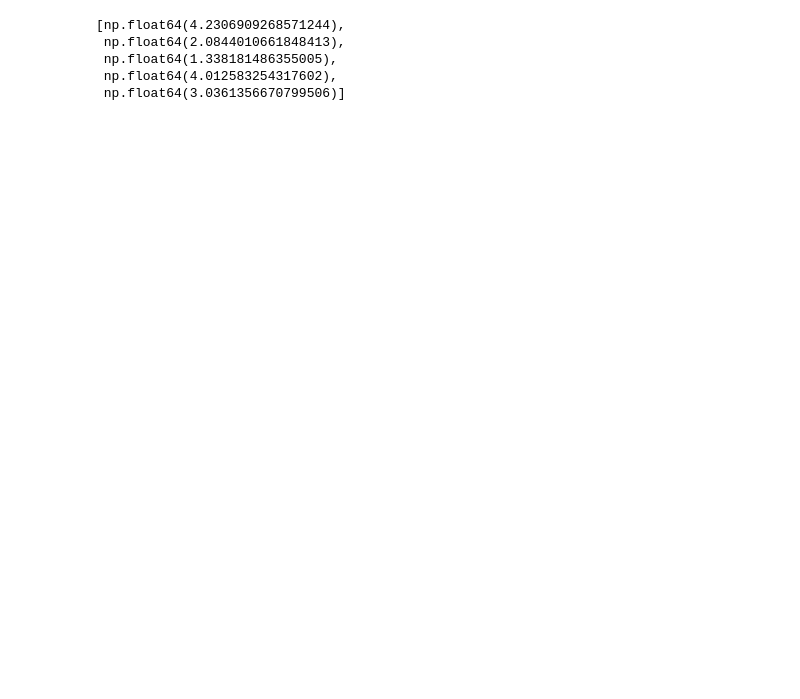
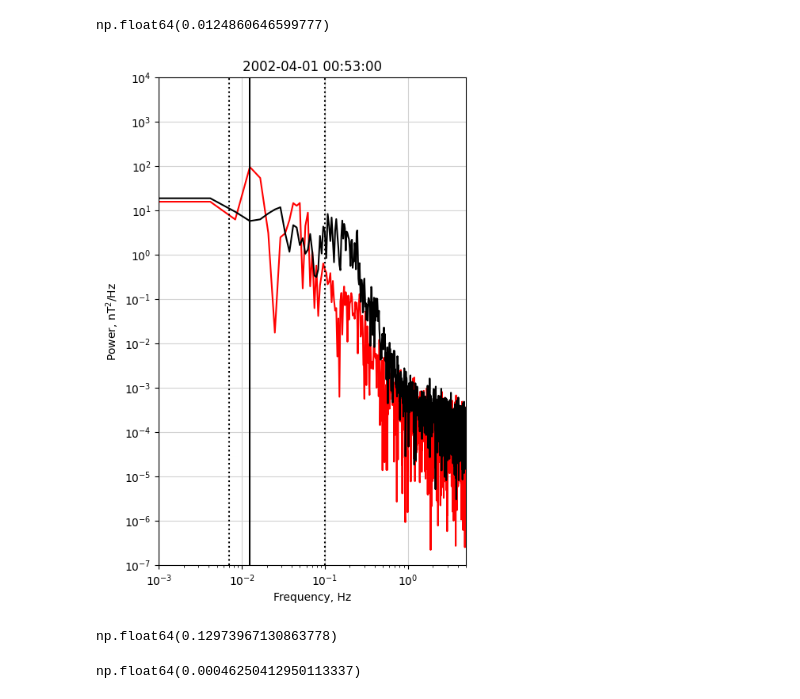
Before and after one commit to solarwindstream/gipm-mapping, a Jupyter notebook: FunWithFourier.ipynb, the cells around one changed output. Saved outputs shown, nothing was run; the diff lists cells and outputs as text; code cells hidden in the pictures; blank space fills up the shorter version.

Commit message:
updated to include plots

```diff
--- a/FunWithFourier.ipynb
+++ b/FunWithFourier.ipynb
@@ -114,8 +189,45 @@ for datetime in cl_1_filtered.index[0:5]:
-# %%
-ratio_perp_power
-# %% [output]
-[np.float64(4.2306909268571244),
- np.float64(2.0844010661848413),
- np.float64(1.338181486355005),
- np.float64(4.012583254317602),
- np.float64(3.0361356670799506)]
+# %%
+spec_0 = spectra_1_dfs[2]
+
+idx_max = spec_0[['Parallel Power']].idxmax()
+
+spec_0.loc[idx_max,'Freq'].values[0]
+# %% [output]
+np.float64(0.0124860646599777)
+# %%
+frequency = spec_0['Freq']
+perp_power = spec_0['Perp 1 Power'] + spec_0['Perp 2 Power']
+para_power = spec_0['Parallel Power']
+
+idx_max_freq = spec_0[['Parallel Power']].idxmax()
+max_freq = spec_0.loc[idx_max_freq,'Freq'].values[0]
+
+int_lower_lim = 7*(10**(-3))
+int_upper_lim = 100*(10**(-3))
+
+fig, ax = plt.subplots(figsize = (5, 8))
+
+ax.set_title('2002-04-01 00:53:00')
+ax.plot(frequency, para_power, color="red", label='Parallel Power')
+ax.plot(frequency, perp_power, color="black", label='Perpendicular Power')
+ax.set_xscale('log')
+ax.set_yscale('log')
+ax.set_ylabel('Power, $\mathrm{nT^2/Hz}$')
+ax.set_xlabel('Frequency, Hz')
+ax.set_xlim(0.001, 5)
+ax.set_ylim(0.0000001, 10000)
+ax.yaxis.set_major_locator(ticker.LogLocator(base=10, numticks=15))
+#ax.yaxis.set_minor_locator(ticker.LogLocator(base=10, numticks=10))
+ax.vlines(x=max_freq, ymin = 0.0000001, ymax = 10000, linestyles='-', color='k', label='Lower Bound')
+ax.vlines(x=int_lower_lim, ymin = 0.0000001, ymax = 10000, linestyles='dotted', color='k', label='Lower Bound')
+ax.vlines(x=int_upper_lim, ymin = 0.0000001, ymax = 10000, linestyles='dotted', color='k', label='Upper Bound')
+#ax.legend(loc='lower center')
+plt.rc('xtick', labelsize=14)    # fontsize of the tick labels
+plt.rc('ytick', labelsize=14)
+plt.rc('axes', labelsize=16)
+
+ax.set_axisbelow(True)
+ax.yaxis.grid(color='lightgray')
+ax.xaxis.grid(color='lightgray')
+# %% [output]
+[figure, added]
@@ -121,0 +501,8 @@ ratio_perp_power
+# %%
+np.nanmax(frequency_heatmap_ba_MA["ca_30_52"]["10_15"])
+# %% [output]
+np.float64(0.12973967130863778)
+# %%
+np.nanmin(frequency_heatmap_ba_MA["ca_30_52"]["10_15"])
+# %% [output]
+np.float64(0.00046250412950113337)
```
Also changed, not shown: parts of 7 cells of this notebook.
